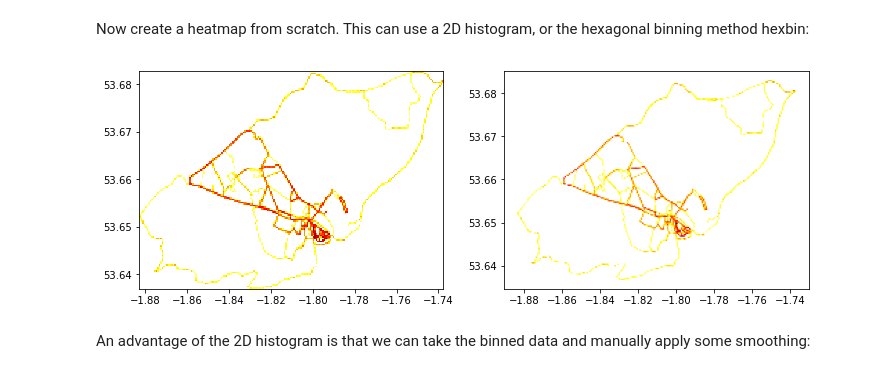
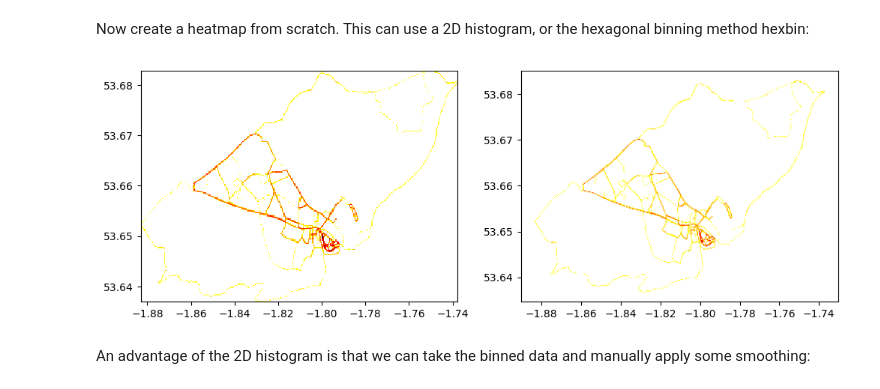
Before and after one commit to polzin-3/fitness-data, a Jupyter notebook: Gary_run_multi.ipynb, the cells around one changed output. Drawn from its saved outputs; the diff is of its cells as text; code cells hidden in the pictures.

```diff
--- a/Gary_run_multi.ipynb
+++ b/Gary_run_multi.ipynb
@@ -85,7 +85,7 @@ Now convert the dict keys to datetime objects so that the dataframes can be sort
 # %%
 dataframe_dict_dates = {}
 for key, dframe in dataframe_dict.iteritems():
-    key_new = datetime.date(int(key[4:]), int(key[2:4]), int(key[:2]))
+    key_new = datetime.date(int('20' + key[4:]), int(key[2:4]), int(key[:2]))
     dataframe_dict_dates[key_new] = dframe
 
 dataframe_dict_sorted = OrderedDict(sorted(dataframe_dict_dates.items()))
@@ -112,14 +124,15 @@ gmap.draw("Gary_run_multi_heatmap.html")
 # %% [markdown]
 Now create a heatmap from scratch. This can use a 2D histogram, or the hexagonal binning method hexbin:
 # %%
+plt.style.use('default')
 plt.figure(figsize=(12,4))
 plt.subplot(1, 2, 1)
-hist_raw = plt.hist2d(longitudes_all, latitudes_all, bins=(200, 140), norm=colors.LogNorm(), cmap='hot_r')
+hist_raw = plt.hist2d(longitudes_all, latitudes_all, bins=(300, 220), norm=colors.LogNorm(), cmap='hot_r')
 plt.subplot(1, 2, 2)
-plt.hexbin(longitudes_all, latitudes_all, gridsize=(200, 140), bins='log', cmap='hot_r')
+plt.hexbin(longitudes_all, latitudes_all, gridsize=(300, 220), bins='log', cmap='hot_r')
 plt.show()
 # %% [output]
-[figure, old version]
+[figure, new version]
 # %% [markdown]
 An advantage of the 2D histogram is that we can take the binned data and manually apply some smoothing:
 # %%
```
Also changed, not shown: parts of 18 cells of this notebook, 1 other file.
